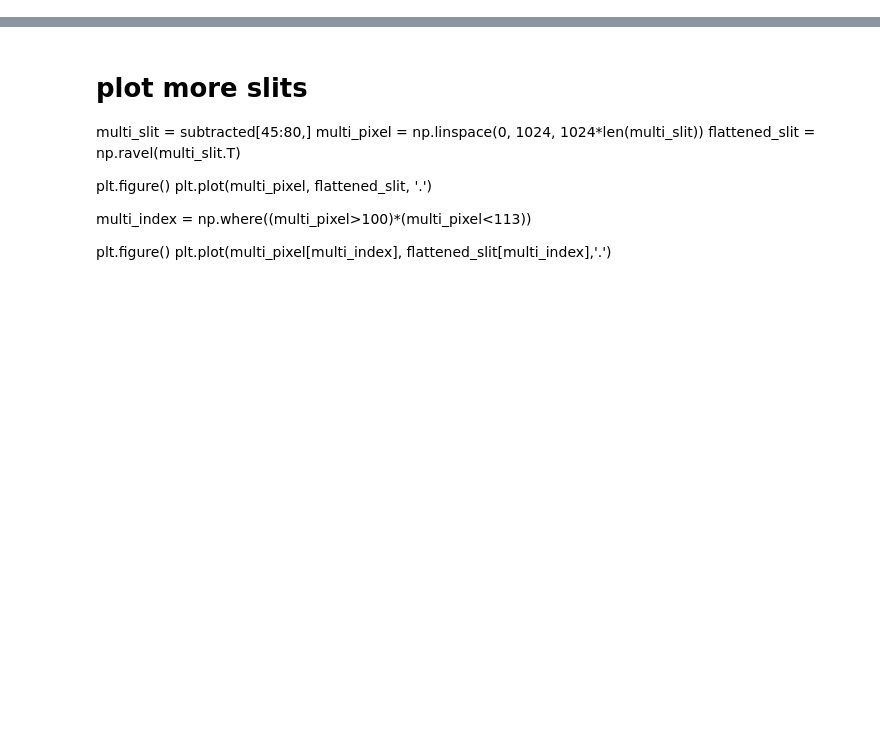
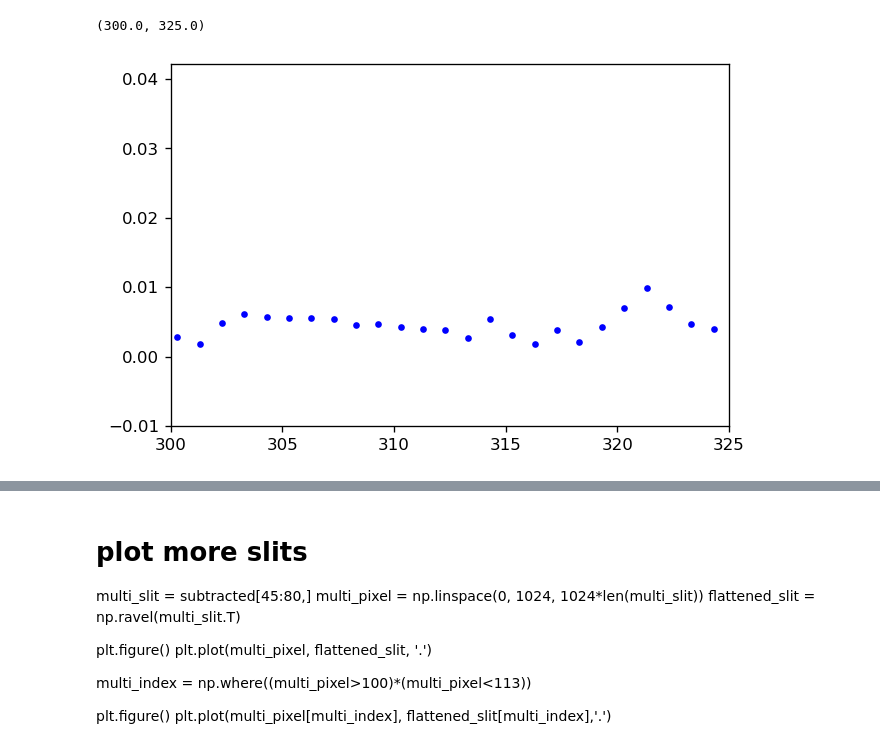
Before and after one commit to ruoyanwangdr/Dynamics-of-Jovian-Infrared-Auroral-Ionosphere-and-Thermosphere, a Jupyter notebook: h3p.ipynb, the cells around one changed output, grey strips where cells are left out. Saved outputs shown, nothing was run; the diff lists cells and outputs as text; code cells hidden in the pictures; blank space fills up the shorter version.

```diff
--- a/h3p.ipynb
+++ b/h3p.ipynb
@@ -159,0 +151,7 @@ plt.show()
+# %%
+plt.figure(dpi=120)
+plt.plot(pixel, selected_slit, '.b')
+plt.xlim(300,325)
+# %% [output]
+(300.0, 325.0)
+[figure, added]
```
Also changed, not shown: parts of 4 cells of this notebook.
